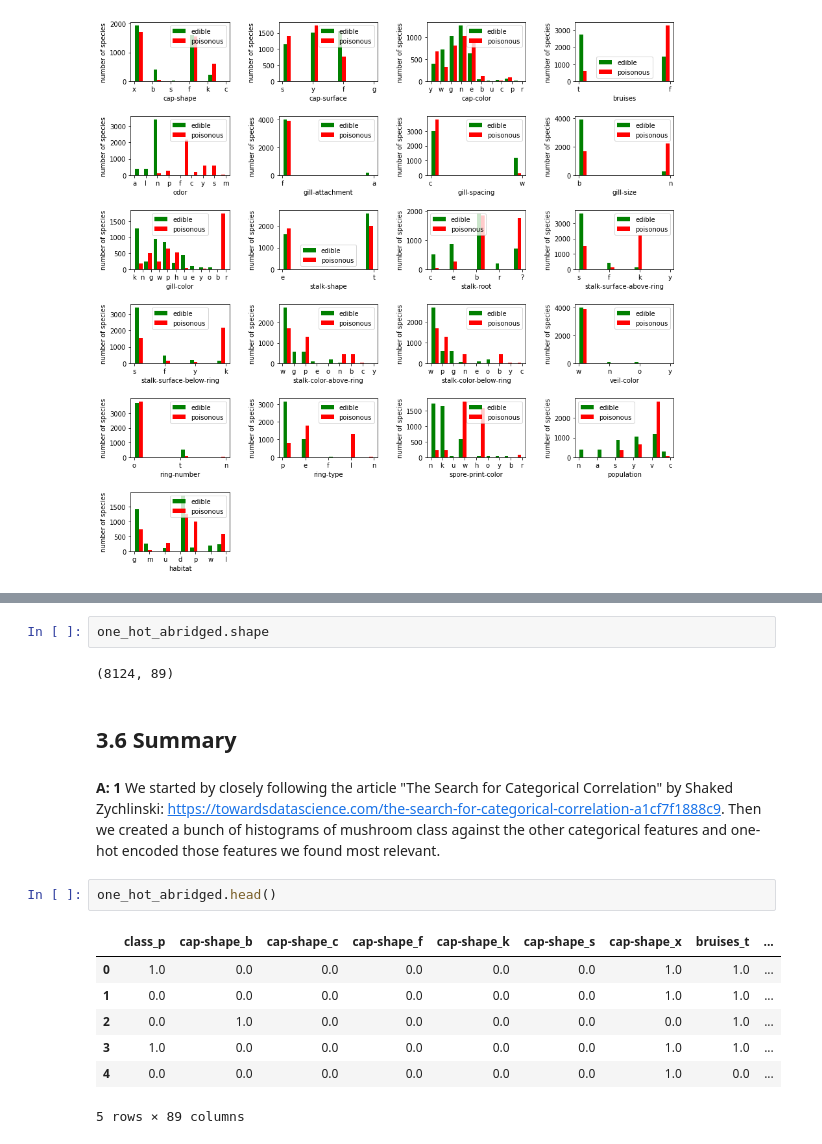
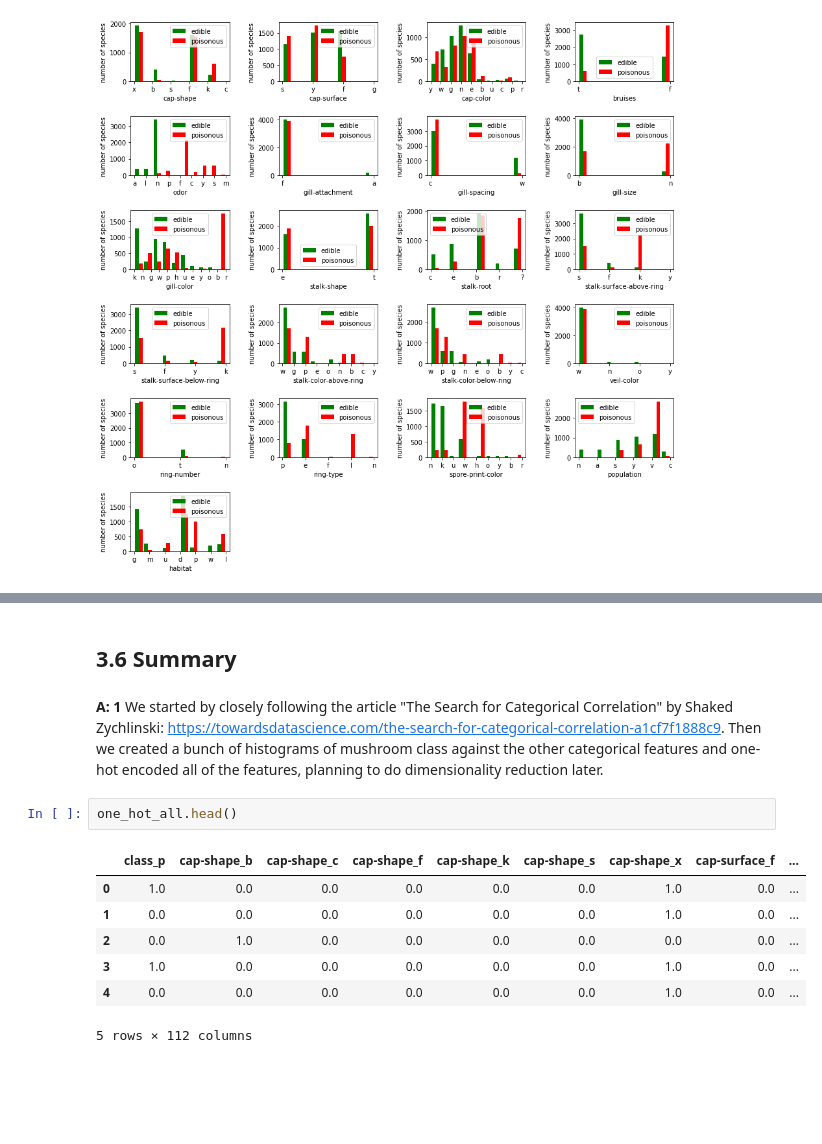
Before and after one commit to jimbringerofjollity/mushroom-classification, a Jupyter notebook: Notebooks/03_exploratory_data_analysis.ipynb, the cells around one changed output, grey strips where cells are left out. Cells and saved outputs as stored; diff of their text form; blank space fills up the shorter version.

Commit message:
keep all features, do dimensionality reduction later

```diff
--- a/Notebooks/03_exploratory_data_analysis.ipynb
+++ b/Notebooks/03_exploratory_data_analysis.ipynb
@@ -189,21 +179,17 @@ sns.heatmap(one_hot_abridged.corr(),xticklabels=1,yticklabels=1);
-# %%
-one_hot_abridged.shape
-# %% [output]
-(8124, 89)
 # %% [markdown]
 ## 3.6 Summary<a id='3.6_Summary'></a>
 # %% [markdown]
-**A: 1** We started by closely following the article "The Search for Categorical Correlation" by Shaked Zychlinski: https://towardsdatascience.com/the-search-for-categorical-correlation-a1cf7f1888c9. Then we created a bunch of histograms of mushroom class against the other categorical features and one-hot encoded those features we found most relevant.
+**A: 1** We started by closely following the article "The Search for Categorical Correlation" by Shaked Zychlinski: https://towardsdatascience.com/the-search-for-categorical-correlation-a1cf7f1888c9. Then we created a bunch of histograms of mushroom class against the other categorical features and one-hot encoded all of the features, planning to do dimensionality reduction later.
 # %%
-one_hot_abridged.head()
+one_hot_all.head()
 # %% [output]
-|  | class_p | cap-shape_b | cap-shape_c | cap-shape_f | cap-shape_k | cap-shape_s | cap-shape_x | bruises_t | ... |
-| 0 | 1.0 | 0.0 | 0.0 | 0.0 | 0.0 | 0.0 | 1.0 | 1.0 | ... |
-| 1 | 0.0 | 0.0 | 0.0 | 0.0 | 0.0 | 0.0 | 1.0 | 1.0 | ... |
-| 2 | 0.0 | 1.0 | 0.0 | 0.0 | 0.0 | 0.0 | 0.0 | 1.0 | ... |
-| 3 | 1.0 | 0.0 | 0.0 | 0.0 | 0.0 | 0.0 | 1.0 | 1.0 | ... |
+|  | class_p | cap-shape_b | cap-shape_c | cap-shape_f | cap-shape_k | cap-shape_s | cap-shape_x | cap-surface_f | ... |
+| 0 | 1.0 | 0.0 | 0.0 | 0.0 | 0.0 | 0.0 | 1.0 | 0.0 | ... |
+| 1 | 0.0 | 0.0 | 0.0 | 0.0 | 0.0 | 0.0 | 1.0 | 0.0 | ... |
+| 2 | 0.0 | 1.0 | 0.0 | 0.0 | 0.0 | 0.0 | 0.0 | 0.0 | ... |
+| 3 | 1.0 | 0.0 | 0.0 | 0.0 | 0.0 | 0.0 | 1.0 | 0.0 | ... |
 | 4 | 0.0 | 0.0 | 0.0 | 0.0 | 0.0 | 0.0 | 1.0 | 0.0 | ... |
-5 rows × 89 columns
+5 rows × 112 columns
 # %%
 # Save the data
 
```
Also changed, not shown: parts of 8 cells of this notebook, 1 other file.
